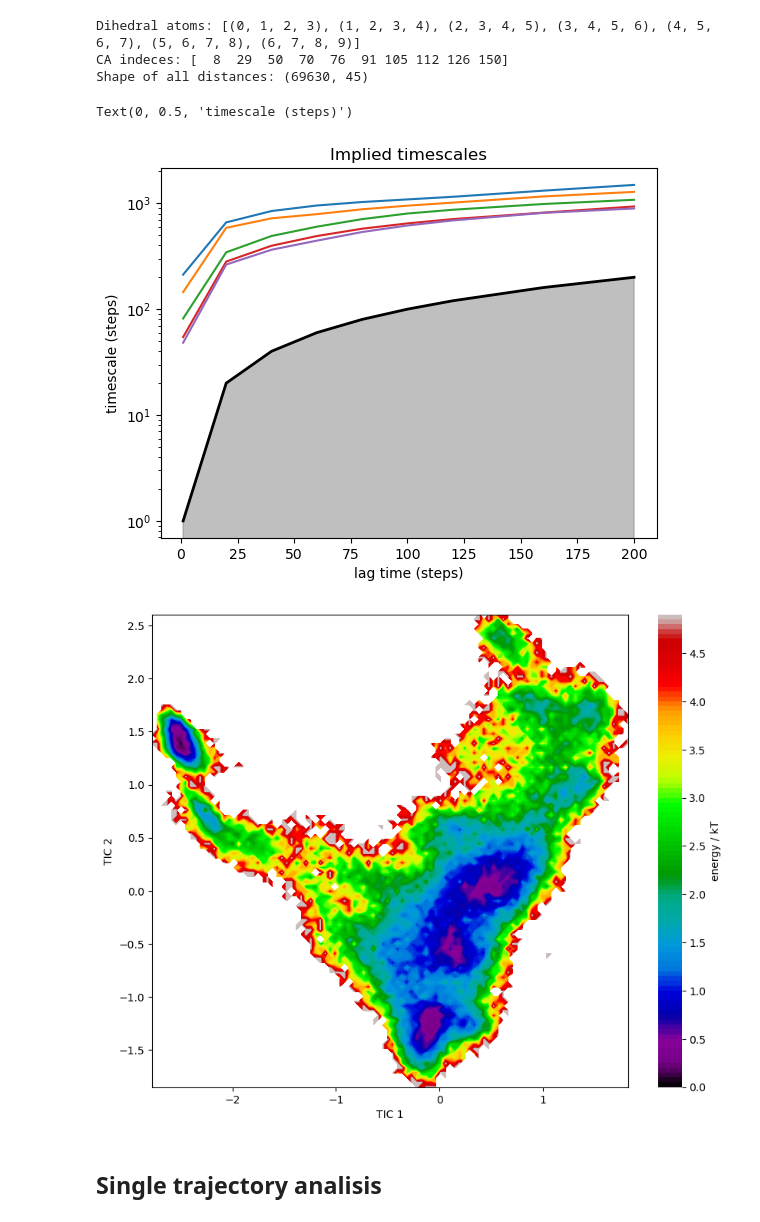
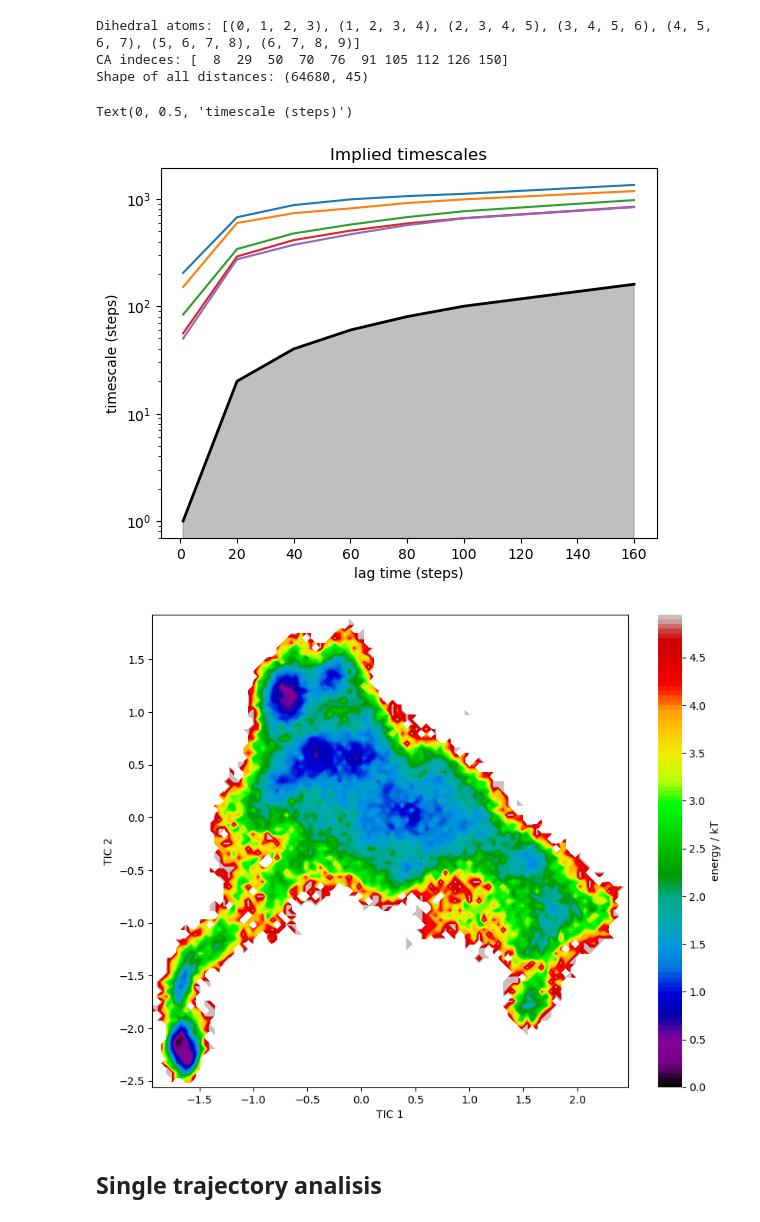
Before and after one commit to jacopoventurin/replica1, a Jupyter notebook: termo_analysis_single.ipynb, the cells around one changed output. Cells and saved outputs as stored; diff of their text form; code cells hidden in the pictures.

```diff
--- a/termo_analysis_single.ipynb
+++ b/termo_analysis_single.ipynb
@@ -51,11 +51,21 @@ for fn in coord_fns:
     ca_atoms = cg_pdb.topology.select("name CA")
     ca_atom_pairs = list(combinations(ca_atoms, 2))
 
-    distances_fn = md.compute_distances(cg_pdb, ca_atom_pairs)
+    distances_fn = md.compute_distances(cg_pdb, ca_atom_pairs)#.reshape(-1,66,45)
+    #print(distances_fn.shape)
+    if distances_fn.shape == (660,45):
+        distances_fn.reshape(-1,66,45)
+        distances.append(distances_fn)
+    else:
+        pass
+        #distances_fn.reshape(-1,,45)
+
+
+
     dihedrals_fn = md.compute_dihedrals(cg_pdb, dihedral_atoms)
     angles_fn = md.compute_angles(cg_pdb, angle_atoms)
     rmsd_fn = md.rmsd(aa_pdb, chig_pdb, frame=-1)
-    distances.append(distances_fn)
+    #distances.append(distances_fn)
     dihedrals.append(dihedrals_fn)
     angles.append(angles_fn)
     rmsds.append(rmsd_fn)
@@ -69,10 +79,17 @@ for fn in coord_fns2:
     ca_atom_pairs = list(combinations(ca_atoms, 2))
 
     distances_fn = md.compute_distances(cg_pdb, ca_atom_pairs)
+    #print(distances_fn.shape)
+    if distances_fn.shape == (660,45):
+        distances_fn.reshape(-1,66,45)
+        distances.append(distances_fn)
+    else:
+        pass
+        #distances_fn.reshape(-1,,45)
     dihedrals_fn = md.compute_dihedrals(cg_pdb, dihedral_atoms)
     angles_fn = md.compute_angles(cg_pdb, angle_atoms)
     rmsd_fn = md.rmsd(aa_pdb, chig_pdb, frame=-1)
-    distances.append(distances_fn)
+    #distances.append(distances_fn)
     dihedrals.append(dihedrals_fn)
     angles.append(angles_fn)
     rmsds.append(rmsd_fn)
@@ -85,9 +102,9 @@ print(f'Shape of all distances: {all_distances.shape}')
 # %% [output]
 Dihedral atoms: [(0, 1, 2, 3), (1, 2, 3, 4), (2, 3, 4, 5), (3, 4, 5, 6), (4, 5, 6, 7), (5, 6, 7, 8), (6, 7, 8, 9)]
 CA indeces: [  8  29  50  70  76  91 105 112 126 150]
-Shape of all distances: (69630, 45)
+Shape of all distances: (64680, 45)
 # %%
-lags =[1,20,40,60,80,100,120,160,200]
+lags =[1,20,40,60, 80, 100, 160]
 models = []
 for lag in lags:
     tica = TICA(lagtime=lag, dim=2, scaling='kinetic_map')
@@ -103,25 +120,25 @@ ax.set_xlabel('lag time (steps)')
 ax.set_ylabel('timescale (steps)')
 # %% [output]
 Text(0, 0.5, 'timescale (steps)')
-[figure, old version]
+[figure, new version]
 # %%
 # Plot ref TICA
-chosen_tica = TICA(lagtime=100, dim=2, scaling='kinetic_map')
+chosen_tica = TICA(lagtime=80, dim=2, scaling='kinetic_map')
 
 tica_projection = chosen_tica.fit_transform(all_distances)
 
 fig, ax = plt.subplots(figsize=(10, 8))
 energy_landscape = deeptime.util.energy2d(*tica_projection.T, kbt=1.0, shift_energy=True)
 ax, contour, cbar = energy_landscape.plot(contourf_kws=dict(cmap='nipy_spectral'))
 cbar.set_label('energy / kT')
 
 
 ax.set_ylabel('TIC 2')
 ax.set_xlabel('TIC 1')
 
 plt.show()
 # %% [output]
-[figure, old version]
+[figure, new version]
 # %% [markdown]
 ## Single trajectory analisis
 # %%
```
Also changed, not shown: parts of 2 cells of this notebook.
